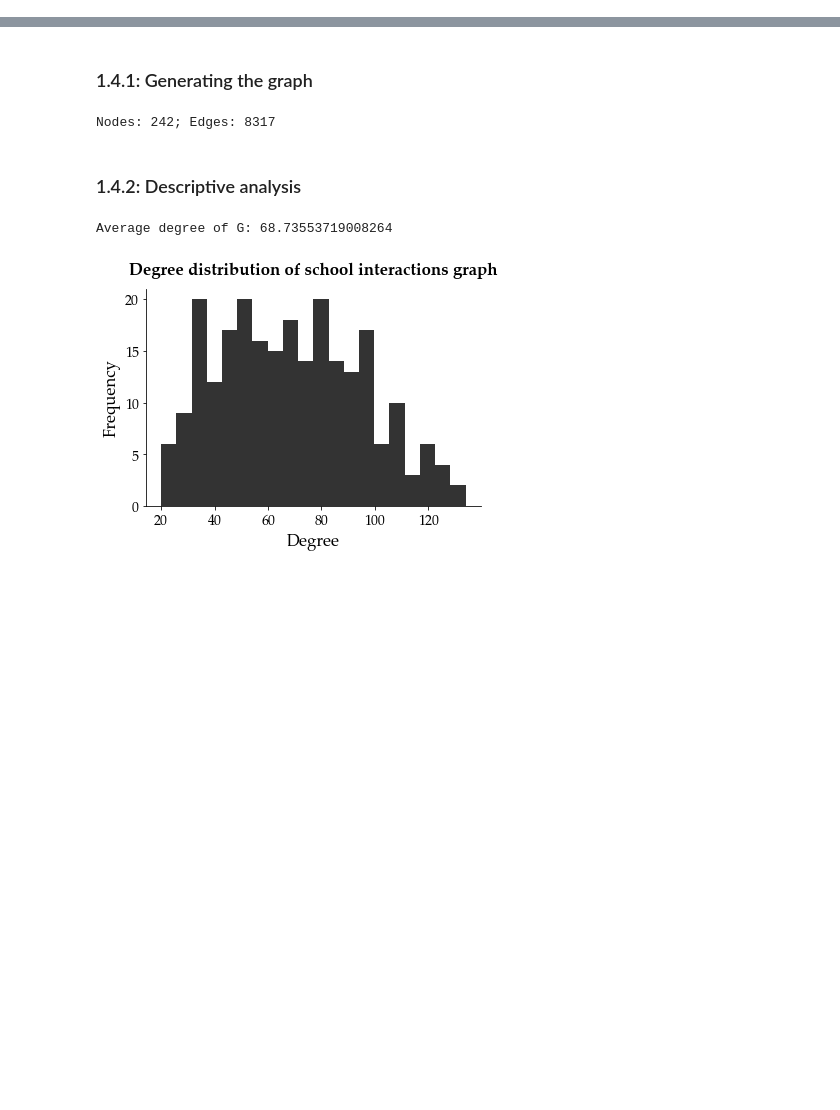
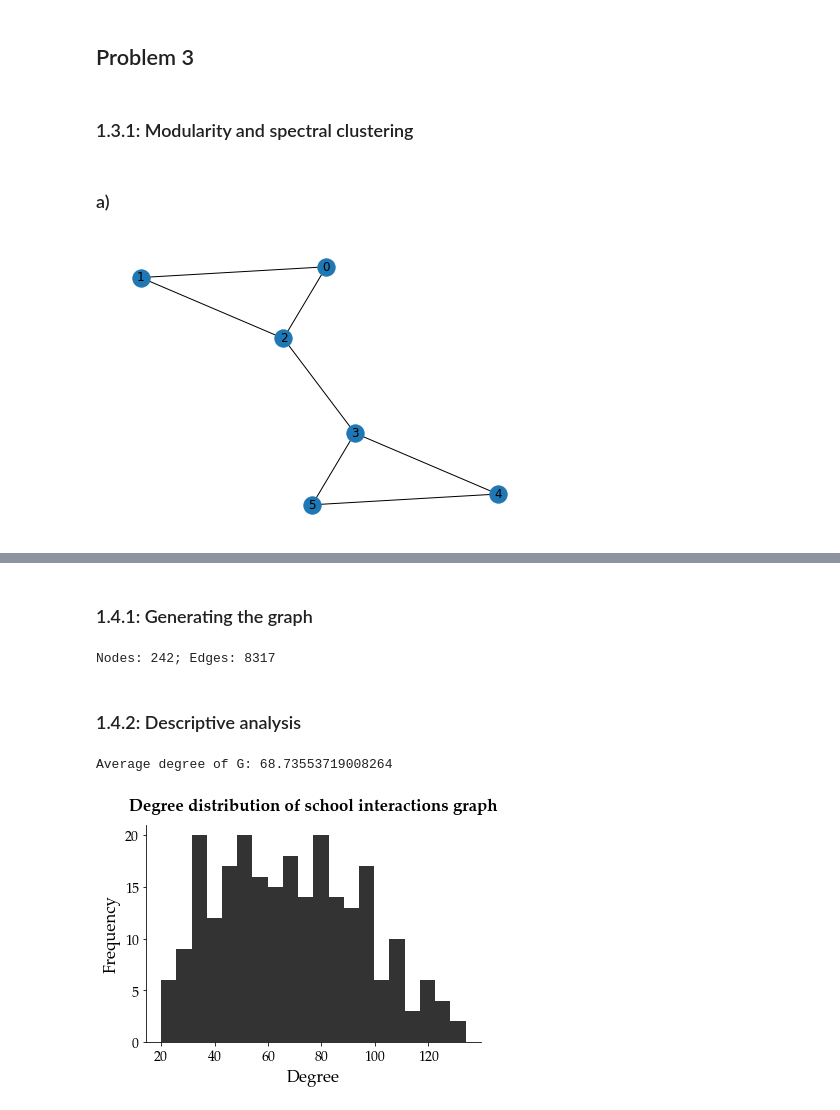
Before and after one commit to nglaze00/ELEC-573, a Jupyter notebook: hw1/hw1.ipynb, the cells around one changed output, grey strips where cells are left out. Saved outputs shown, nothing was run; the diff lists cells and outputs as text; code cells hidden in the pictures; blank space fills up the shorter version.

```diff
--- a/hw1/hw1.ipynb
+++ b/hw1/hw1.ipynb
@@ -9,0 +93,23 @@ plt.style.use('openstax')
+# %% [markdown]
+## Problem 3
+# %% [markdown]
+### 1.3.1: Modularity and spectral clustering
+# %% [markdown]
+### a)
+# %%
+# create graph
+A = np.array(
+    [
+        [0, 1, 1, 0, 0, 0],
+        [1, 0, 1, 0, 0, 0],
+        [1, 1, 0, 1, 0, 0],
+        [0, 0, 1, 0, 1, 1],
+        [0, 0, 0, 1, 0, 1],
+        [0, 0, 0, 1, 1, 0]
+    ])
+
+G = nx.from_numpy_matrix(A)
+
+nx.draw(G, with_labels=True)
+# %% [output]
+[figure, added]
```
Also changed, not shown: parts of 32 cells of this notebook, 2 other files.
